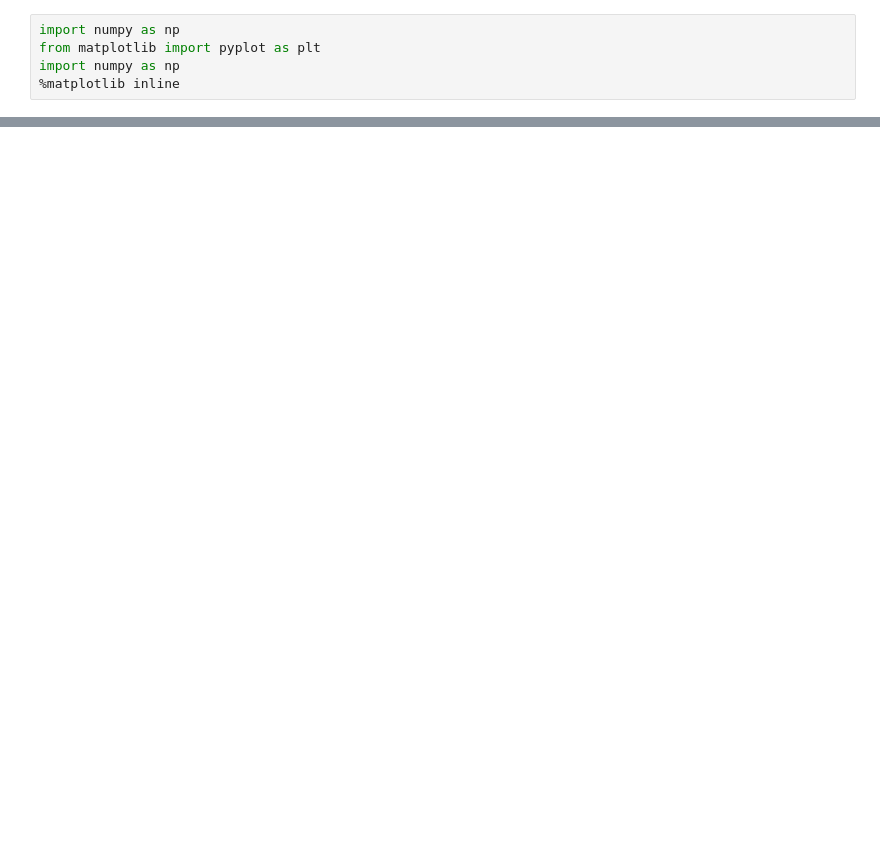
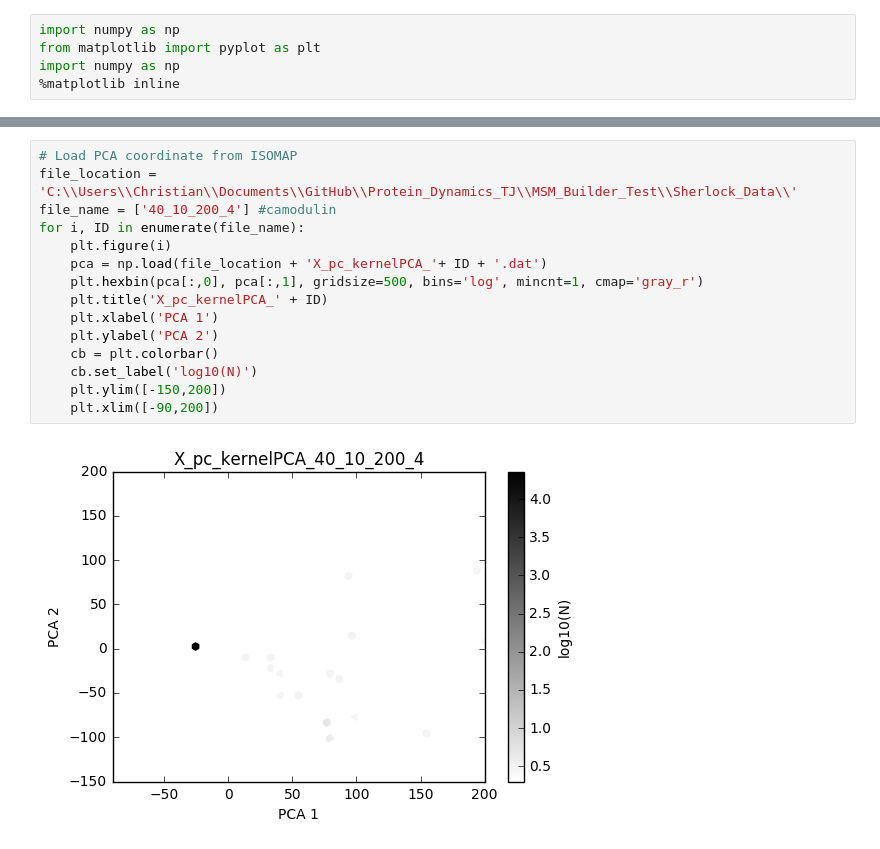
Before and after one commit to alenkran/Protein_Dynamics_TJ, a Jupyter notebook: MSM_Builder_Test/PCA Heatmap.ipynb, the cells around one changed output, grey strips where cells are left out. Drawn from its saved outputs; the diff is of its cells as text; blank space fills up the shorter version.

```diff
--- a/MSM_Builder_Test/PCA Heatmap.ipynb
+++ b/MSM_Builder_Test/PCA Heatmap.ipynb
@@ -20,0 +68,17 @@ for i, ID in enumerate(file_name):
+# %%
+# Load PCA coordinate from ISOMAP
+file_location = 'C:\\Users\\Christian\\Documents\\GitHub\\Protein_Dynamics_TJ\\MSM_Builder_Test\\Sherlock_Data\\'
+file_name = ['40_10_200_4'] #camodulin
+for i, ID in enumerate(file_name):
+    plt.figure(i)
+    pca = np.load(file_location + 'X_pc_kernelPCA_'+ ID + '.dat')
+    plt.hexbin(pca[:,0], pca[:,1], gridsize=500, bins='log', mincnt=1, cmap='gray_r')
+    plt.title('X_pc_kernelPCA_' + ID)
+    plt.xlabel('PCA 1')
+    plt.ylabel('PCA 2')
+    cb = plt.colorbar()
+    cb.set_label('log10(N)')
+    plt.ylim([-150,200])
+    plt.xlim([-90,200])
+# %% [output]
+[figure, added]
```
Also changed, not shown: parts of 4 cells of this notebook.
